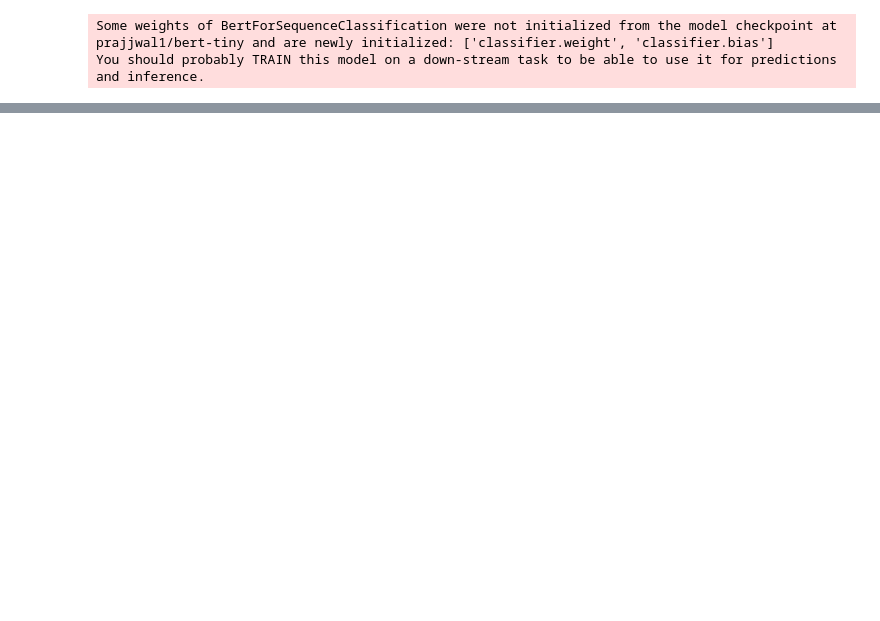
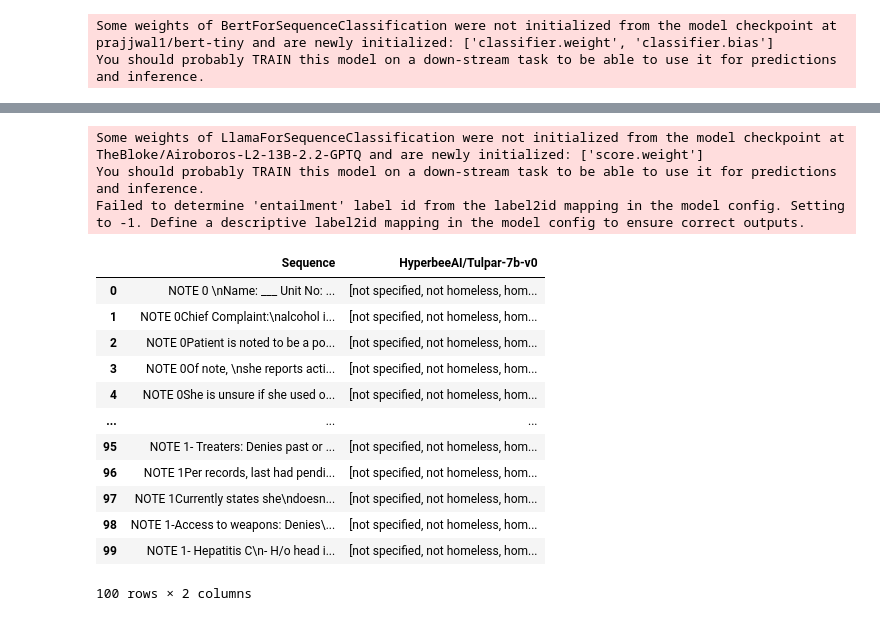
Before and after one commit to agoel33/SDOH, a Jupyter notebook: test.ipynb, the cells around one changed output, grey strips where cells are left out. Saved outputs shown, nothing was run; the diff lists cells and outputs as text; code cells hidden in the pictures; blank space fills up the shorter version.

```diff
--- a/test.ipynb
+++ b/test.ipynb
@@ -237,0 +215,9 @@ df_homeless
+# %%
+classifier = pipeline("zero-shot-classification", model = 'TheBloke/Airoboros-L2-13B-2.2-GPTQ', device_map= "auto")
+candidate_label = ["homeless", "not specified", "not homeless"]
+# %% [output]
+Some weights of LlamaForSequenceClassification were not initialized from the model checkpoint at TheBloke/Airoboros-L2-13B-2.2-GPTQ and are newly initialized: ['score.weight']
+You should probably TRAIN this model on a down-stream task to be able to use it for predictions and inference.
+Failed to determine 'entailment' label id from the label2id mapping in the model config. Setting to -1. Define a descriptive label2id mapping in the model config to ensure correct outputs.
+# %%
+output = classifier(sequences_without_prompt[:100], candidate_label)
@@ -237,0 +234,16 @@ df_homeless
+# %%
+big_df
+# %% [output]
+|  | Sequence | HyperbeeAI/Tulpar-7b-v0 |
+| 0 | NOTE 0 \nName: ___ Unit No: ... | [not specified, not homeless, hom... |
+| 1 | NOTE 0Chief Complaint:\nalcohol i... | [not specified, not homeless, hom... |
+| 2 | NOTE 0Patient is noted to be a po... | [not specified, not homeless, hom... |
+| 3 | NOTE 0Of note, \nshe reports acti... | [not specified, not homeless, hom... |
+| 4 | NOTE 0She is unsure if she used o... | [not specified, not homeless, hom... |
+| ... | ... | ... |
+| 95 | NOTE 1- Treaters: Denies past or ... | [not specified, not homeless, hom... |
+| 96 | NOTE 1Per records, last had pendi... | [not specified, not homeless, hom... |
+| 97 | NOTE 1Currently states she\ndoesn... | [not specified, not homeless, hom... |
+| 98 | NOTE 1-Access to weapons: Denies\... | [not specified, not homeless, hom... |
+| 99 | NOTE 1- Hepatitis C\n- H/o head i... | [not specified, not homeless, hom... |
+100 rows × 2 columns
```
Also changed, not shown: parts of 20 cells of this notebook, 1 other file.
